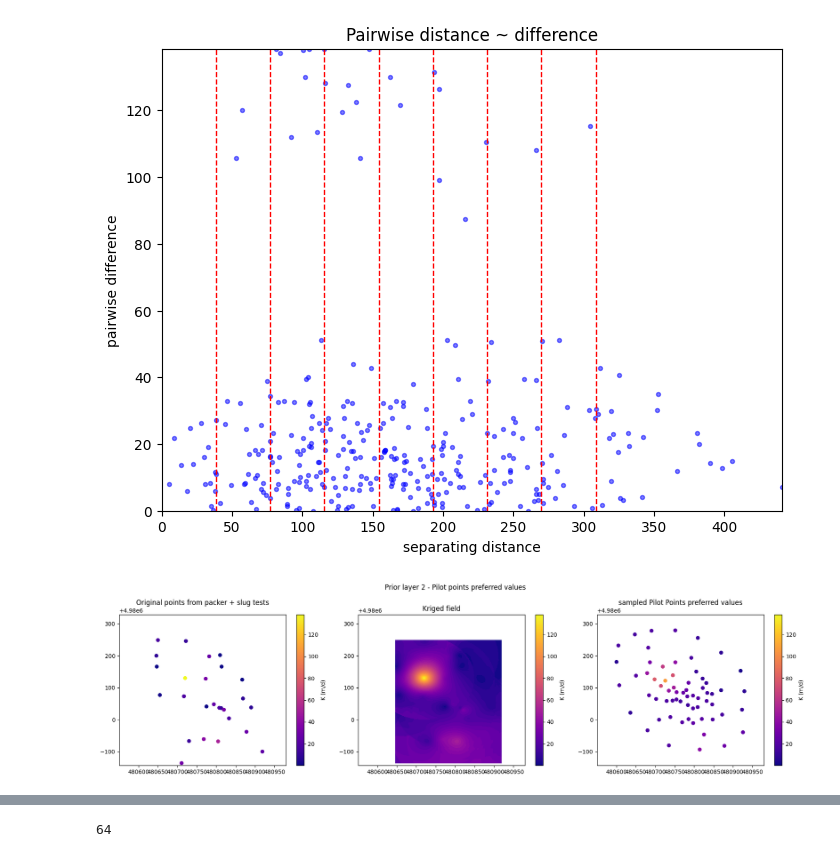
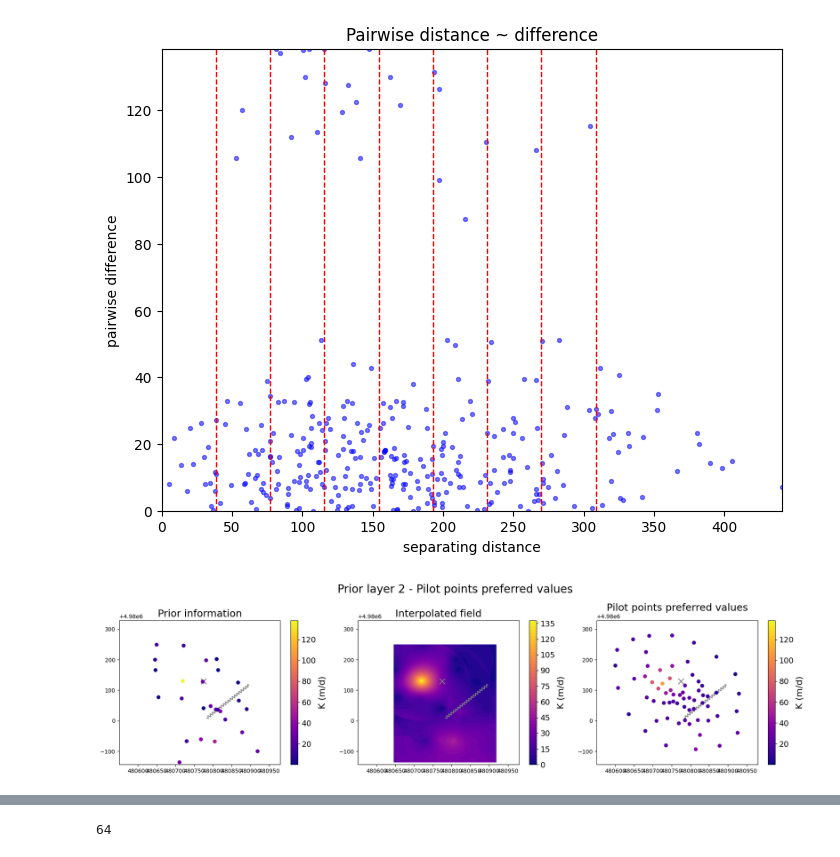
Before and after one commit to philliperalin/MLAC-3D-HT, a Jupyter notebook: src/pyemu/PMW-6-constantK/settingup_PEST.ipynb, the cells around one changed output, grey strips where cells are left out. Drawn from its saved outputs; the diff is of its cells as text; code cells hidden in the pictures.

```diff
--- a/src/pyemu/PMW-6-constantK/settingup_PEST.ipynb
+++ b/src/pyemu/PMW-6-constantK/settingup_PEST.ipynb
@@ -401,7 +401,7 @@ for layer 2 (BPP):
 #exponential variogram for spatially varying parameters
 v_pp = pyemu.geostats.ExpVario(
     contribution=1.0, #sill
-    a=200, #range of correlation in meters
+    a=150, #range of correlation in meters
     anisotropy=1.0,
     bearing=0.0, #angle in degrees East to North  corresponding to anisotropy ellipse
 )
@@ -415,7 +415,7 @@ pp_gs = pyemu.geostats.GeoStruct(variograms=v_pp, transform='log')
 #exponential variogram for spatially varying parameters
 v_pp_2 = pyemu.geostats.ExpVario(
     contribution=1.0, #sill
-    a=50, #range of correlation in meters
+    a=30, #range of correlation in meters
     anisotropy=1.0,
     bearing=0.0, #angle in degrees East to North  corresponding to anisotropy ellipse
 )
@@ -776,46 +794,64 @@ sc1 = ax1.scatter(
     lyr2['easting'], lyr2['northing'],
     c=lyr2['Kh (m/day)'],
     cmap='plasma',
-    vmin=vmin, vmax=vmax,
+    vmin=vmin, vmax=vmax, zorder=2
     )
-ax1.set_title('Original points from packer + slug tests')
-plt.colorbar(sc1, ax=ax1, label='K (m/d)')
+with mpl.rc_context({'path.sketch': (3, 7, 1)}):
+        ax1.plot([480896, 480784], [4980117, 4980009], 'grey', zorder=0) #hz well
+
+ax1.scatter([480775], [4980129], marker='x', c='grey', zorder=1, s=100) #pmw-3
+ax1.set_title('Prior information', fontsize=18)
+cbar = plt.colorbar(sc1, ax=ax1, label='K (m/d)')
+cbar.ax.tick_params(labelsize=14)
+cbar.set_label('K (m/d)', fontsize=16)
 ax1.set_xlim(x_min, x_max)
 ax1.set_ylim(y_min, y_max)
 
 #kriged field
 sc2 = ax2.contourf(
     np.linspace(x.min(),x.max(),200),
     np.linspace(y.min(),y.max(),200),
     field2.T,
     origin='lower', cmap='plasma',
     vmin=vmin, vmax=vmax,
-    levels=50
+    levels=50, zorder=0
     )
-ax2.set_title('Kriged field')
-plt.colorbar(sc1, ax=ax2, label='K (m/d)')
+with mpl.rc_context({'path.sketch': (3, 7, 1)}):
+        ax2.plot([480896, 480784], [4980117, 4980009], 'grey', zorder=1) #hz well
+
+ax2.scatter([480775], [4980129], marker='x', c='grey', zorder=2, s=100) #pmw-3
+ax2.set_title('Interpolated field', fontsize=18)
+cbar = plt.colorbar(sc2, ax=ax2, label='K (m/d)')
+cbar.ax.tick_params(labelsize=14)
+cbar.set_label('K (m/d)', fontsize=16)
 ax2.set_xlim(x_min, x_max)
 ax2.set_ylim(y_min, y_max)
 
 sc3 = ax3.scatter(
     df_pp2['x'], df_pp2['y'],
     #c=df_pp2['parval1'],
     c=sampled_values2,
     cmap='plasma',
-    vmin=vmin, vmax=vmax,
+    vmin=vmin, vmax=vmax, zorder=2
     )
-ax3.set_title('sampled Pilot Points preferred values')
-plt.colorbar(sc3, ax=ax3, label='K (m/d)')
+with mpl.rc_context({'path.sketch': (3, 7, 1)}):
+        ax3.plot([480896, 480784], [4980117, 4980009], 'grey', zorder=0) #hz well
+
+ax3.scatter([480775], [4980129], marker='x', c='grey', zorder=1, s=100) #pmw-3
+ax3.set_title('Pilot points preferred values', fontsize=18)
+cbar = plt.colorbar(sc3, ax=ax3)
+cbar.ax.tick_params(labelsize=14)
+cbar.set_label('K (m/d)', fontsize=16)
 ax3.set_xlim(x_min, x_max)
 ax3.set_ylim(y_min, y_max)
 
 # Plot interpolated points
-fig.suptitle('Prior layer 2 - Pilot points preferred values')
+fig.suptitle('Prior layer 2 - Pilot points preferred values', fontsize=20)
 
 plt.tight_layout()
 plt.show()
 # %% [output]
-[figure, old version]
+[figure, new version]
 # %%
 pp2_file = os.path.join(template_ws, "k_layer2_inst0pp.dat")
 assert os.path.exists(pp2_file)
```
Also changed, not shown: parts of 67 cells of this notebook, 21 other files.
